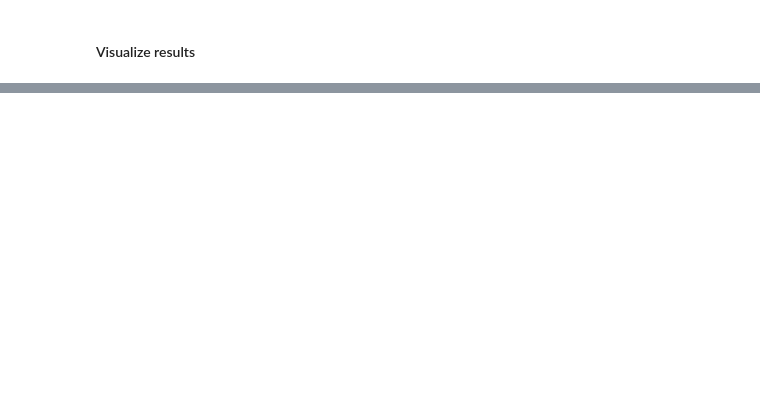
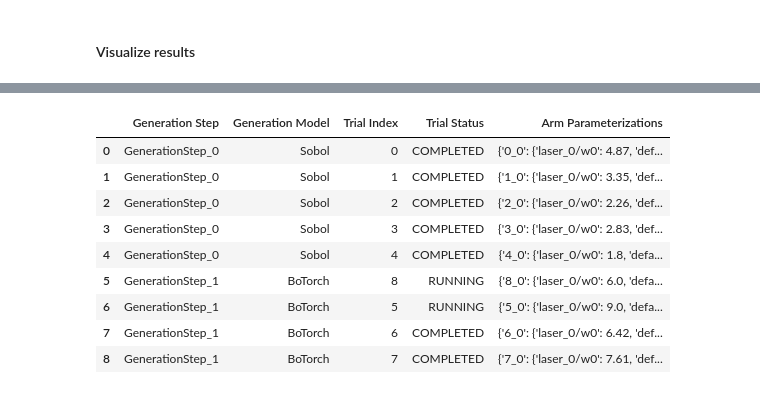
Before and after one commit to maxbalrog/light-by-light-botorch, a Jupyter notebook: experiments.ipynb, the cells around one changed output, grey strips where cells are left out. Cells and saved outputs as stored; diff of their text form; code cells hidden in the pictures; blank space fills up the shorter version.

```diff
--- a/experiments.ipynb
+++ b/experiments.ipynb
@@ -35,0 +201,3 @@ pio.renderers.default = "jupyterlab"
+# %%
+ax_client.generation_strategy.trials_as_df
+# %% [output]
@@ -35,0 +205,10 @@ pio.renderers.default = "jupyterlab"
+|  | Generation Step | Generation Model | Trial Index | Trial Status | Arm Parameterizations |
+| 0 | GenerationStep_0 | Sobol | 0 | COMPLETED | {'0_0': {'laser_0/w0': 4.87, 'def... |
+| 1 | GenerationStep_0 | Sobol | 1 | COMPLETED | {'1_0': {'laser_0/w0': 3.35, 'def... |
+| 2 | GenerationStep_0 | Sobol | 2 | COMPLETED | {'2_0': {'laser_0/w0': 2.26, 'def... |
+| 3 | GenerationStep_0 | Sobol | 3 | COMPLETED | {'3_0': {'laser_0/w0': 2.83, 'def... |
+| 4 | GenerationStep_0 | Sobol | 4 | COMPLETED | {'4_0': {'laser_0/w0': 1.8, 'defa... |
+| 5 | GenerationStep_1 | BoTorch | 8 | RUNNING | {'8_0': {'laser_0/w0': 6.0, 'defa... |
+| 6 | GenerationStep_1 | BoTorch | 5 | RUNNING | {'5_0': {'laser_0/w0': 9.0, 'defa... |
+| 7 | GenerationStep_1 | BoTorch | 6 | COMPLETED | {'6_0': {'laser_0/w0': 6.42, 'def... |
+| 8 | GenerationStep_1 | BoTorch | 7 | COMPLETED | {'7_0': {'laser_0/w0': 7.61, 'def... |
```
Also changed, not shown: parts of 12 cells of this notebook, 5 other files.
